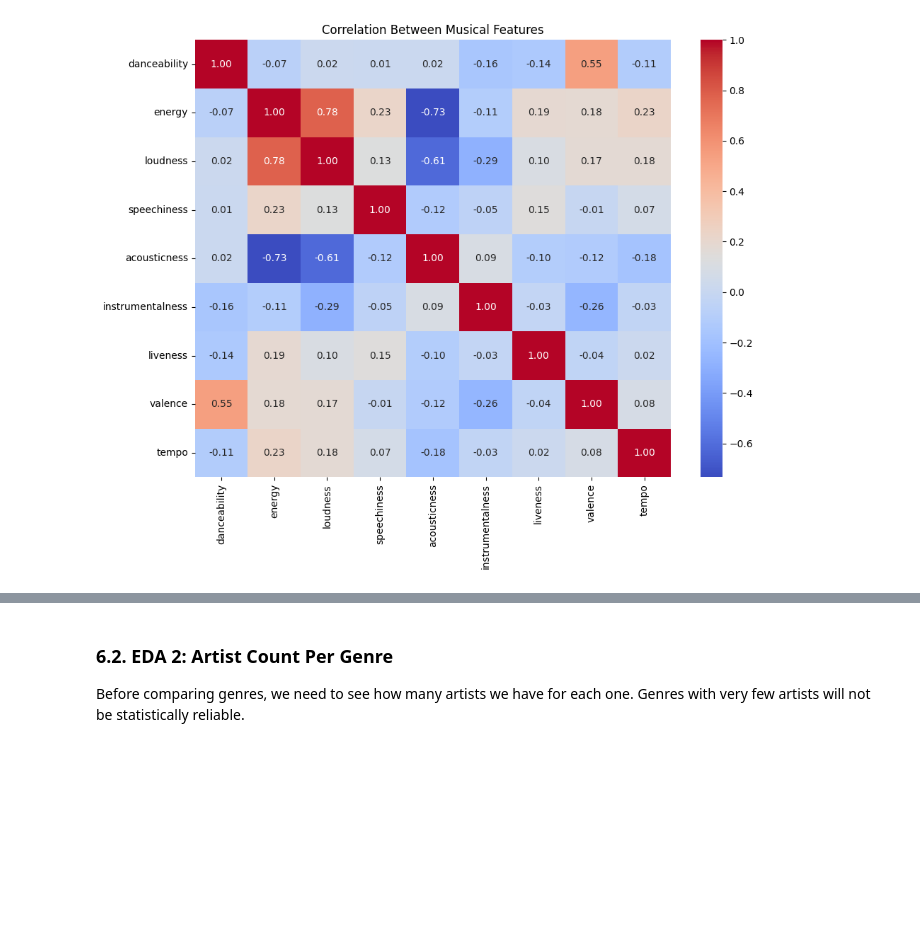
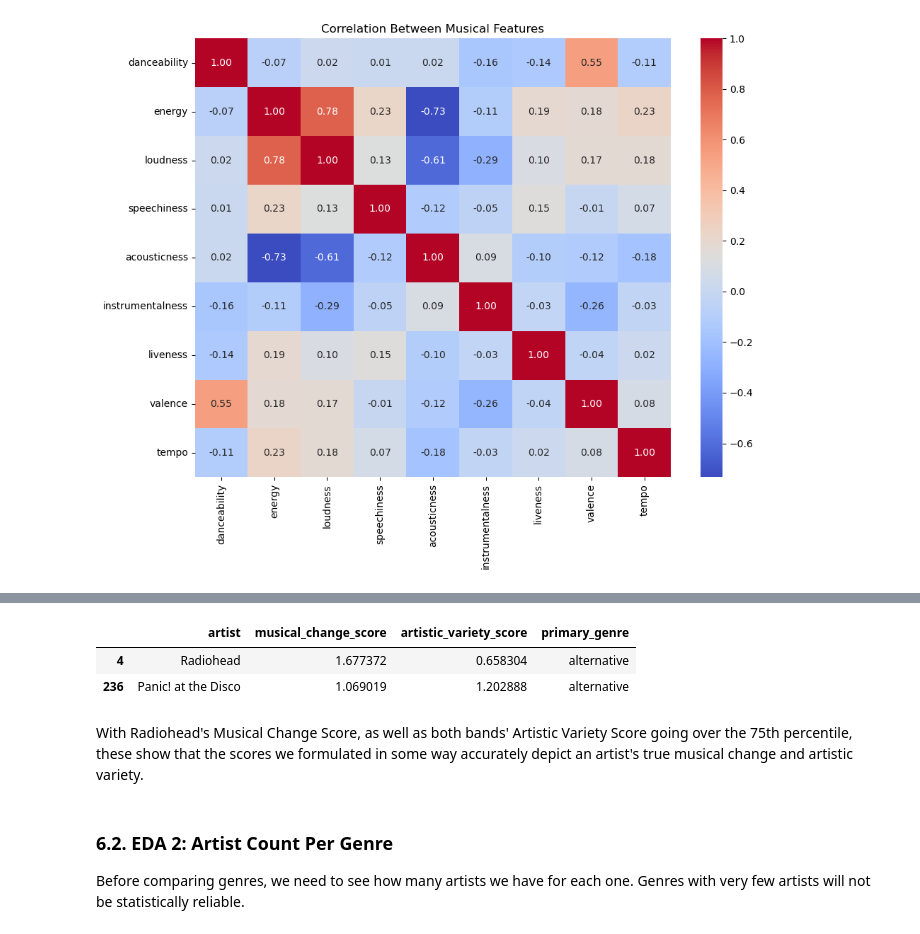
Before and after one commit to adg30/The-Sound-of-Change, a Jupyter notebook: main.ipynb, the cells around one changed output, grey strips where cells are left out. Cells and saved outputs as stored; diff of their text form; code cells hidden in the pictures; blank space fills up the shorter version.

```diff
--- a/main.ipynb
+++ b/main.ipynb
@@ -532,3 +538,11 @@ plt.show()
+# %%
+analysis_df[analysis_df['artist'].isin(["Radiohead", "Panic! at the Disco"])]
+# %% [output]
+|  | artist | musical_change_score | artistic_variety_score | primary_genre |
+| 4 | Radiohead | 1.677372 | 0.658304 | alternative |
+| 236 | Panic! at the Disco | 1.069019 | 1.202888 | alternative |
+# %% [markdown]
+With Radiohead's Musical Change Score, as well as both bands' Artistic Variety Score going over the 75th percentile, these show that the scores we formulated in some way accurately depict an artist's true musical change and artistic variety.
 # %% [markdown]
 ### 6.2. EDA 2: Artist Count Per Genre
 
```
Also changed, not shown: parts of 3 cells of this notebook.
